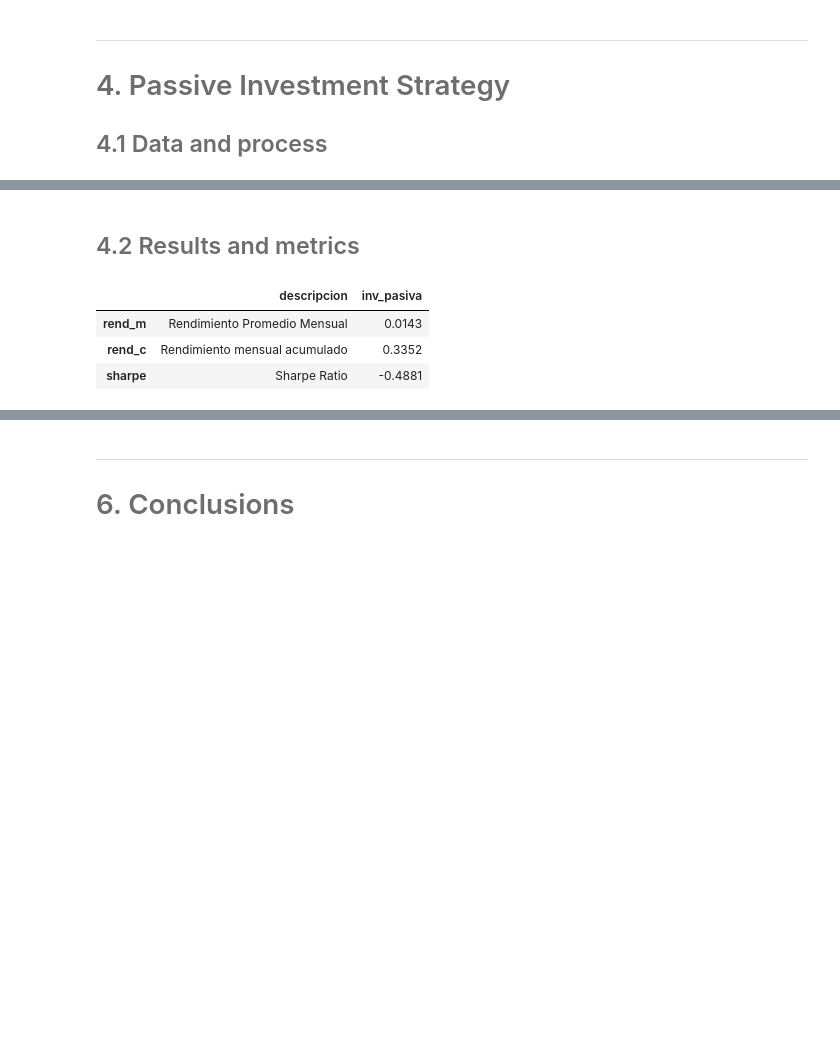
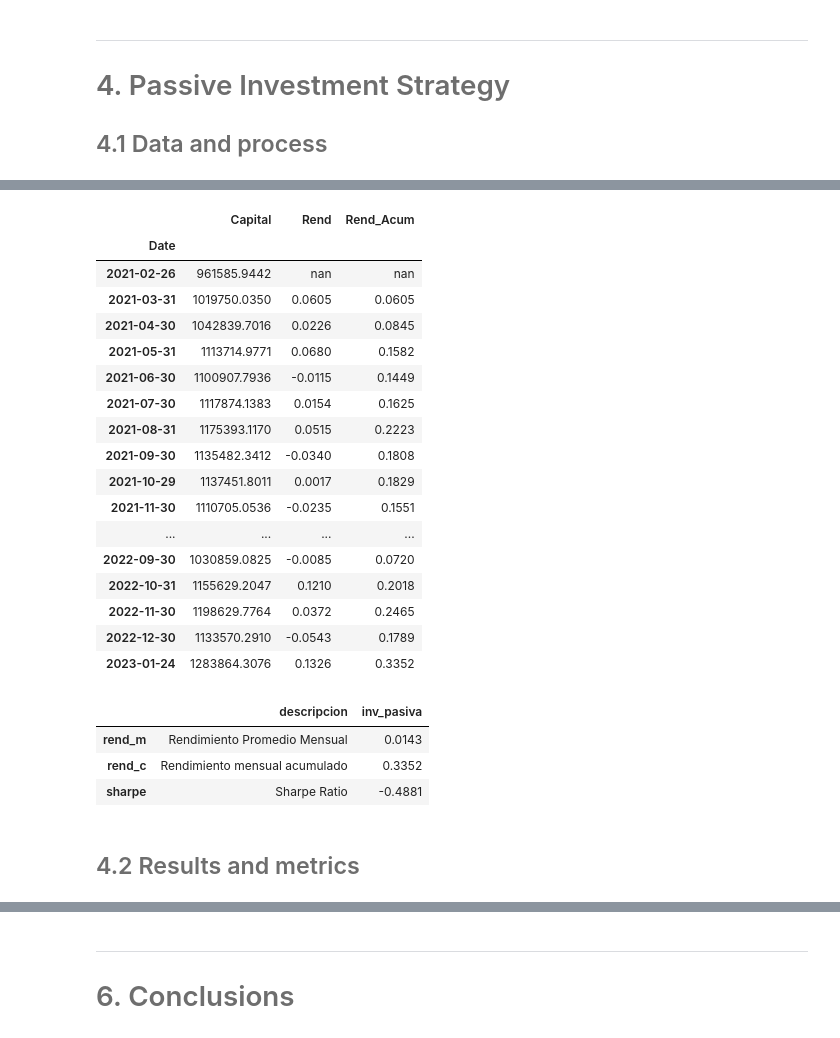
Before and after one commit to anamaria1404/Laboratorio-I, a Jupyter notebook: notebook.ipynb, the cells around one changed output, grey strips where cells are left out. Saved outputs shown, nothing was run; the diff lists cells and outputs as text; code cells hidden in the pictures; blank space fills up the shorter version.

```diff
--- a/notebook.ipynb
+++ b/notebook.ipynb
@@ -225,9 +208,30 @@ def metricas(df_pasiva, rf):
+# %%
+main.df_pasiva
+# %% [output]
+|  | Capital | Rend | Rend_Acum |
+| Date |  |  |  |
+| 2021-02-26 | 961585.9442 | nan | nan |
+| 2021-03-31 | 1019750.0350 | 0.0605 | 0.0605 |
+| 2021-04-30 | 1042839.7016 | 0.0226 | 0.0845 |
+| 2021-05-31 | 1113714.9771 | 0.0680 | 0.1582 |
+| 2021-06-30 | 1100907.7936 | -0.0115 | 0.1449 |
+| 2021-07-30 | 1117874.1383 | 0.0154 | 0.1625 |
+| 2021-08-31 | 1175393.1170 | 0.0515 | 0.2223 |
+| 2021-09-30 | 1135482.3412 | -0.0340 | 0.1808 |
+| 2021-10-29 | 1137451.8011 | 0.0017 | 0.1829 |
+| 2021-11-30 | 1110705.0536 | -0.0235 | 0.1551 |
+| ... | ... | ... | ... |
+| 2022-09-30 | 1030859.0825 | -0.0085 | 0.0720 |
+| 2022-10-31 | 1155629.2047 | 0.1210 | 0.2018 |
+| 2022-11-30 | 1198629.7764 | 0.0372 | 0.2465 |
+| 2022-12-30 | 1133570.2910 | -0.0543 | 0.1789 |
+| 2023-01-24 | 1283864.3076 | 0.1326 | 0.3352 |
+# %%
+main.metrics
+# %% [output]
+|  | descripcion | inv_pasiva |
+| rend_m | Rendimiento Promedio Mensual | 0.0143 |
+| rend_c | Rendimiento mensual acumulado | 0.3352 |
+| sharpe | Sharpe Ratio | -0.4881 |
 # %% [markdown]
 ## <font color= #6E6E6E> 4.2 Results and metrics</font>
-# %%
-metricas(df_pasiva,.0429)
-# %% [output]
-|  | descripcion | inv_pasiva |
-| rend_m | Rendimiento Promedio Mensual | 0.0143 |
-| rend_c | Rendimiento mensual acumulado | 0.3352 |
-| sharpe | Sharpe Ratio | -0.4881 |
```
Also changed, not shown: parts of 24 cells of this notebook, 3 other files.
